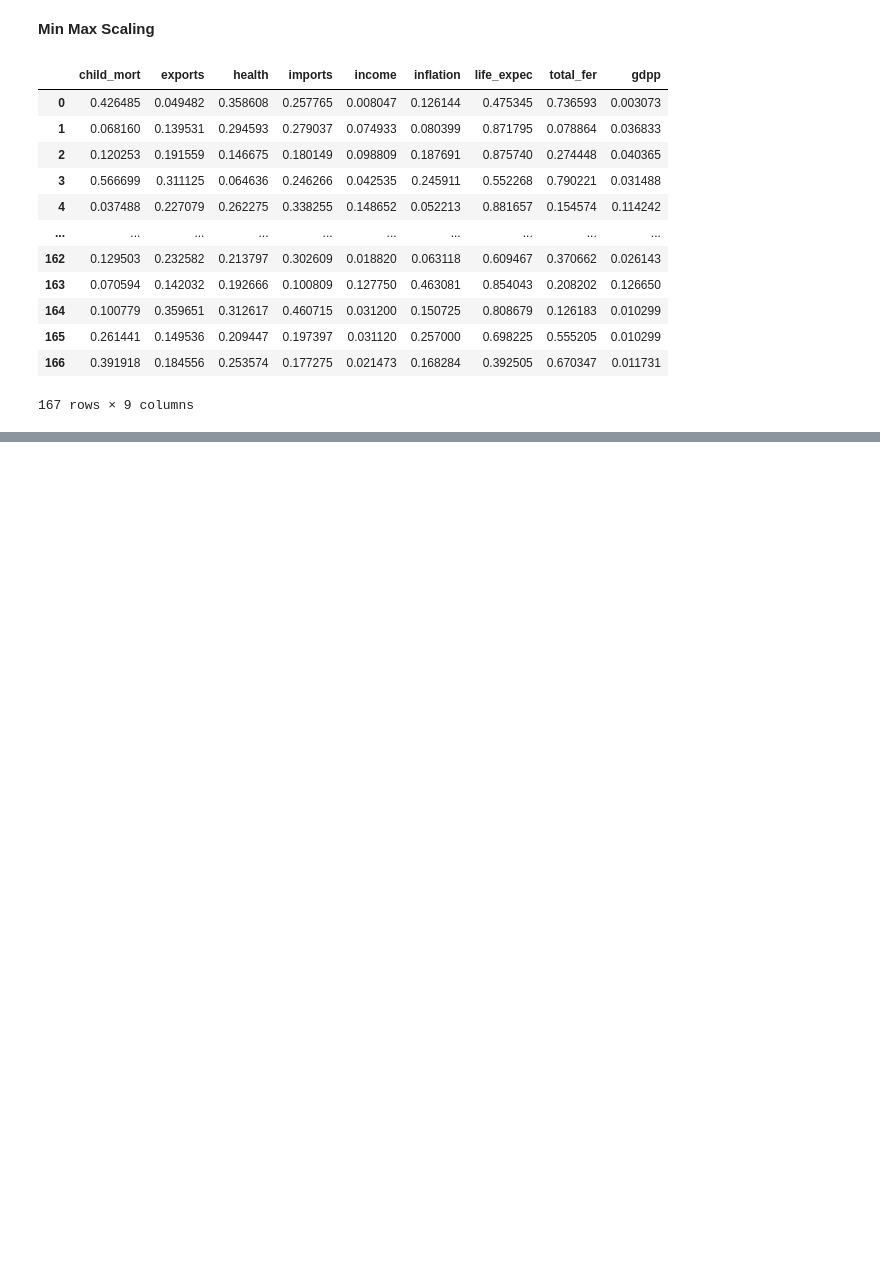
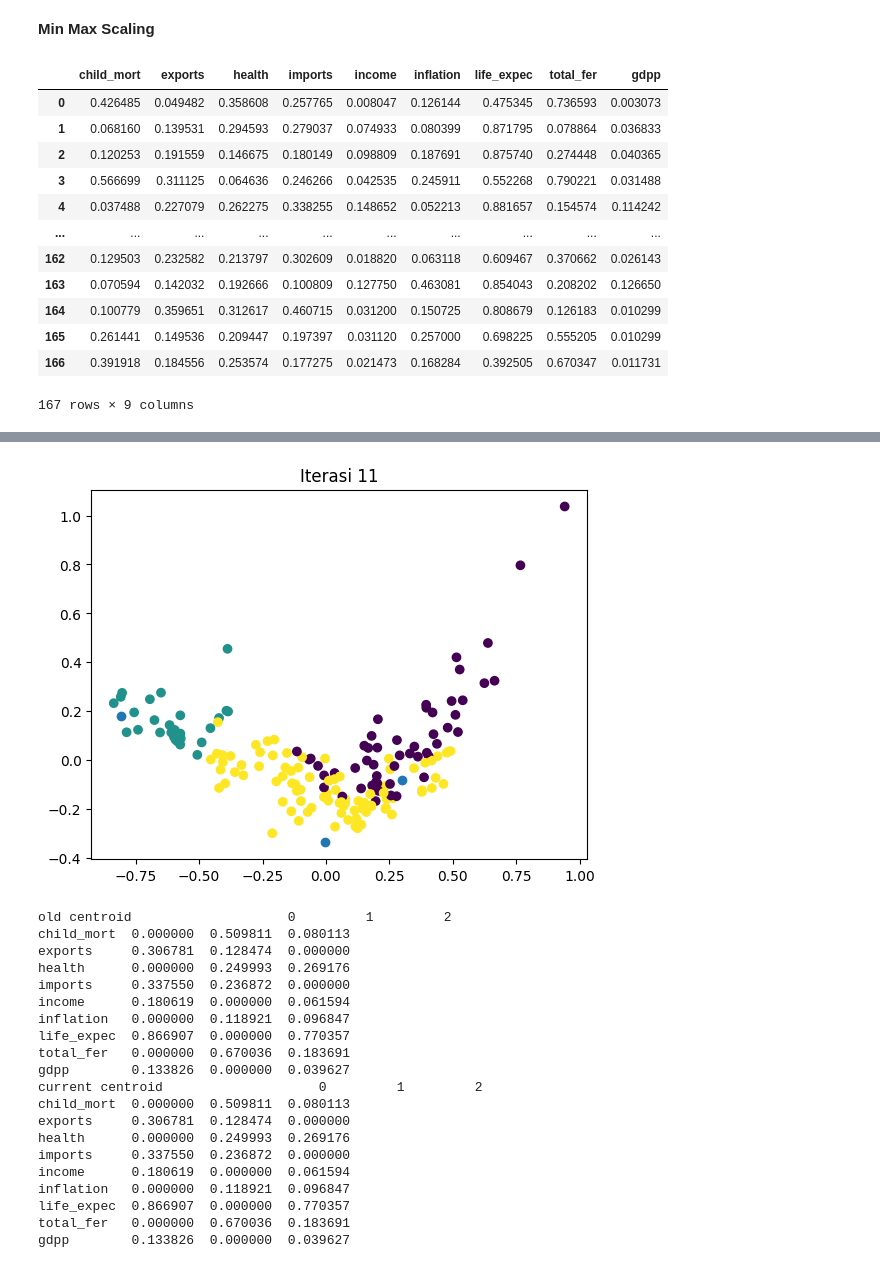
Before and after one commit to Hilmantm/tugas-machine-learning-case-based-2, a Jupyter notebook: Machine Learning - Case Based 2.ipynb, the cells around one changed output, grey strips where cells are left out. Drawn from its saved outputs; the diff is of its cells as text; code cells hidden in the pictures; blank space fills up the shorter version.

```diff
--- a/Machine Learning - Case Based 2.ipynb
+++ b/Machine Learning - Case Based 2.ipynb
@@ -135,0 +170,60 @@ Pada learning process ini, terdapat 3 pilihan yang dapat digunakan. Yaitu KMeans
+# %%
+def labeling(df, centroid):
+    distance = centroid.apply(lambda x : np.sqrt(((df - x) ** 2).sum(axis = 1)))
+    return distance.idxmin(axis = 1)
+# %%
+def new_centroid(df, label):
+    return df.groupby(label).apply(lambda x : np.exp(np.log(x).mean())).T
+# %%
+def plot_clusters(data, labels, centroids, iteration):
+    pca = PCA(n_components=2)
+    data_2d = pca.fit_transform(data)
+    centroids_2d = pca.transform(centroids.T)
+    clear_output(wait=True)
+    plt.title(f'Iterasi {iteration}')
+    plt.scatter(x=data_2d[:,0], y=data_2d[:,1], c=labels)
+    plt.scatter(x=centroids_2d[:,0], y=centroids_2d[:,1])
+    plt.show()
+# %%
+def KMeans(k, df, initial_centroids):
+    new_df = df.copy()
+    max_iteration = 100
+    current_iteration = 1
+    centroids = initial_centroids
+    old_centroid = pd.DataFrame()
+    last_label = pd.DataFrame()
+    while current_iteration <= max_iteration and not centroids.equals(old_centroid):
+        old_centroid = centroids
+        label = labeling(new_df, centroids)
+        centroids = new_centroid(new_df, label)
+        plot_clusters(new_df, label, centroids, current_iteration)
+        last_label = label
+        current_iteration += 1
+    print("old centroid", old_centroid)
+    print("current centroid", centroids)
+    new_df['label'] = last_label
+    return new_df
+# %%
+df_scale_with_label = KMeans(3, df_scaling, initial_centroids)
+# %% [output]
+[figure, added]
+old centroid                    0         1         2
+child_mort  0.000000  0.509811  0.080113
+exports     0.306781  0.128474  0.000000
+health      0.000000  0.249993  0.269176
+imports     0.337550  0.236872  0.000000
+income      0.180619  0.000000  0.061594
+inflation   0.000000  0.118921  0.096847
+life_expec  0.866907  0.000000  0.770357
+total_fer   0.000000  0.670036  0.183691
+gdpp        0.133826  0.000000  0.039627
+current centroid                    0         1         2
+child_mort  0.000000  0.509811  0.080113
+exports     0.306781  0.128474  0.000000
+health      0.000000  0.249993  0.269176
+imports     0.337550  0.236872  0.000000
+income      0.180619  0.000000  0.061594
+inflation   0.000000  0.118921  0.096847
+life_expec  0.866907  0.000000  0.770357
+total_fer   0.000000  0.670036  0.183691
+gdpp        0.133826  0.000000  0.039627
```
Also changed, not shown: parts of 12 cells of this notebook, 3 other files.
